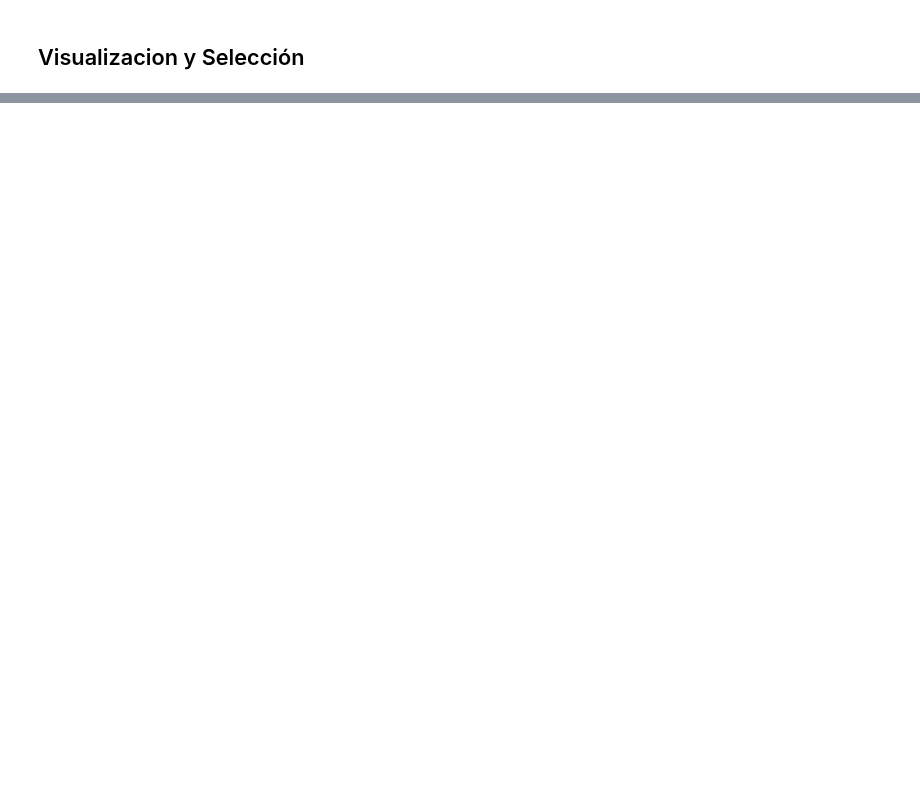
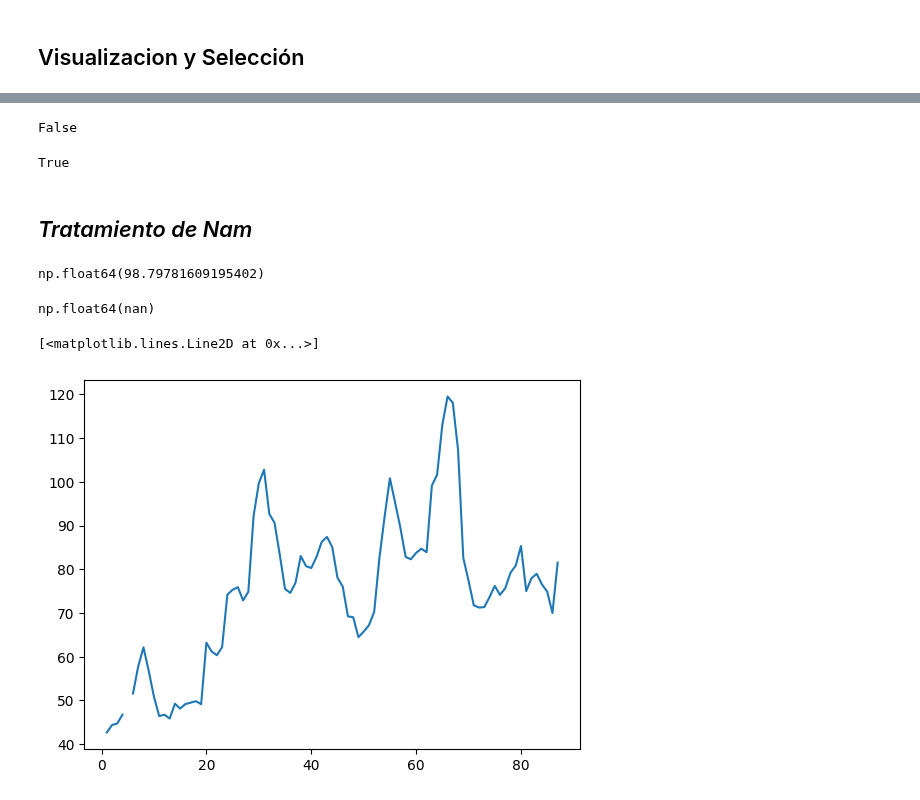
Before and after one commit to betorockers/DataScience_AluraLatam, a Jupyter notebook: 3-ETL/1-Numpy/Numpy.ipynb, the cells around one changed output, grey strips where cells are left out. Cells and saved outputs as stored; diff of their text form; code cells hidden in the pictures; blank space fills up the shorter version.

```diff
--- a/3-ETL/1-Numpy/Numpy.ipynb
+++ b/3-ETL/1-Numpy/Numpy.ipynb
@@ -191,0 +265,6 @@ array([ 2.96,  3.91,  4.42, ..., 15.59, 15.92, 16.45], shape=(10000,))
+# %%
+Moscu = precios[:,0]
+Kaliningrado = precios[:,1]
+Petersburgo = precios[:,2]
+Krasnodar = precios[:,3]
+Ekaterimburgo = precios[:,4]
@@ -191,0 +315,27 @@ array([ 2.96,  3.91,  4.42, ..., 15.59, 15.92, 16.45], shape=(10000,))
+# %%
+# compararemos los vslores en el año 2013 y 2014
+np.array_equal(moscu_1, moscu_2)
+# %% [output]
+False
+# %%
+# veremos si se parecen los valores de los precios de las manzanas en el año 2013 y 2014 (el tercer elemento seria nuestra variacion)
+np.allclose(moscu_1, moscu_2, 0.5)
+# %% [output]
+True
+# %% [markdown]
+## *Tratamiento de Nam*
+# %%
+# para saber los precios promedios de las manzanas en moscu
+
+np.mean(Moscu)
+# %% [output]
+np.float64(98.79781609195402)
+# %%
+np.mean(Kaliningrado)
+# %% [output]
+np.float64(nan)
+# %%
+plt.plot(fechas, Kaliningrado)
+# %% [output]
+[<matplotlib.lines.Line2D at 0x...>]
+[figure, added]
```
Also changed, not shown: parts of 109 cells of this notebook, 1 other file.
